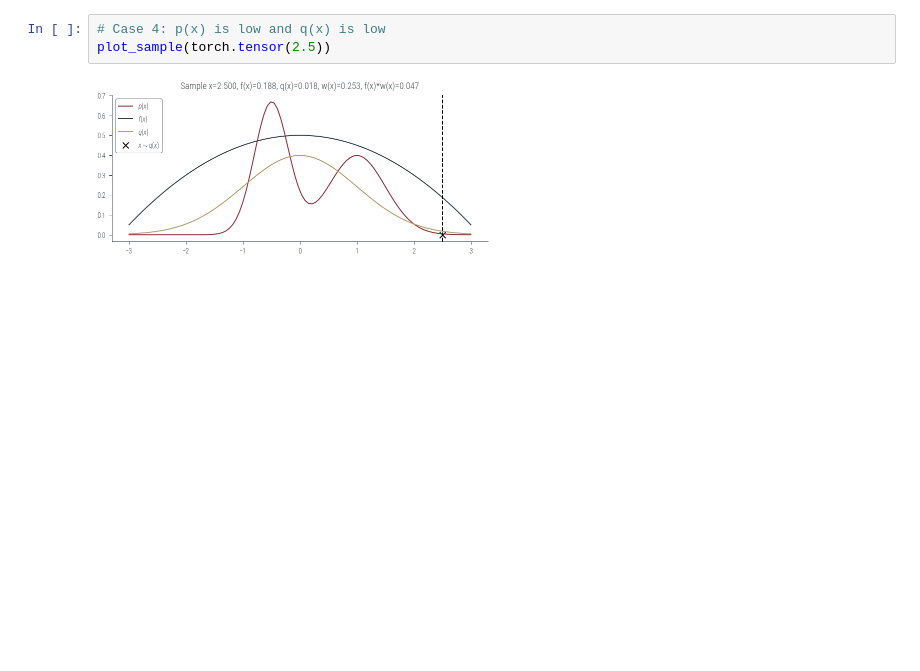
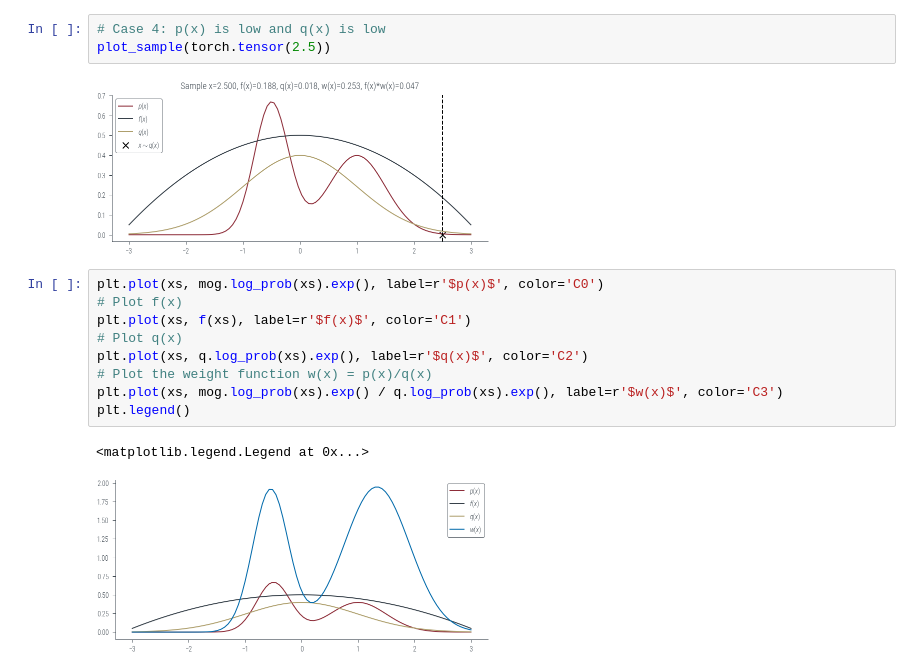
Before and after one commit to nipunbatra/pml-teaching, a Jupyter notebook: notebooks/rejection-sampling-importance-sampling.ipynb, the cells around one changed output. Cells and saved outputs as stored; diff of their text form; blank space fills up the shorter version.

```diff
--- a/notebooks/rejection-sampling-importance-sampling.ipynb
+++ b/notebooks/rejection-sampling-importance-sampling.ipynb
@@ -424,3 +431,15 @@ plot_sample(torch.tensor(-0.5))
 plot_sample(torch.tensor(2.5))
 # %% [output]
 [figure]
+# %%
+plt.plot(xs, mog.log_prob(xs).exp(), label=r'$p(x)$', color='C0')
+# Plot f(x)
+plt.plot(xs, f(xs), label=r'$f(x)$', color='C1')
+# Plot q(x)
+plt.plot(xs, q.log_prob(xs).exp(), label=r'$q(x)$', color='C2')
+# Plot the weight function w(x) = p(x)/q(x)
+plt.plot(xs, mog.log_prob(xs).exp() / q.log_prob(xs).exp(), label=r'$w(x)$', color='C3')
+plt.legend()
+# %% [output]
+<matplotlib.legend.Legend at 0x...>
+[figure, added]
```
Also changed, not shown: parts of 2 cells of this notebook, 23 other files.
